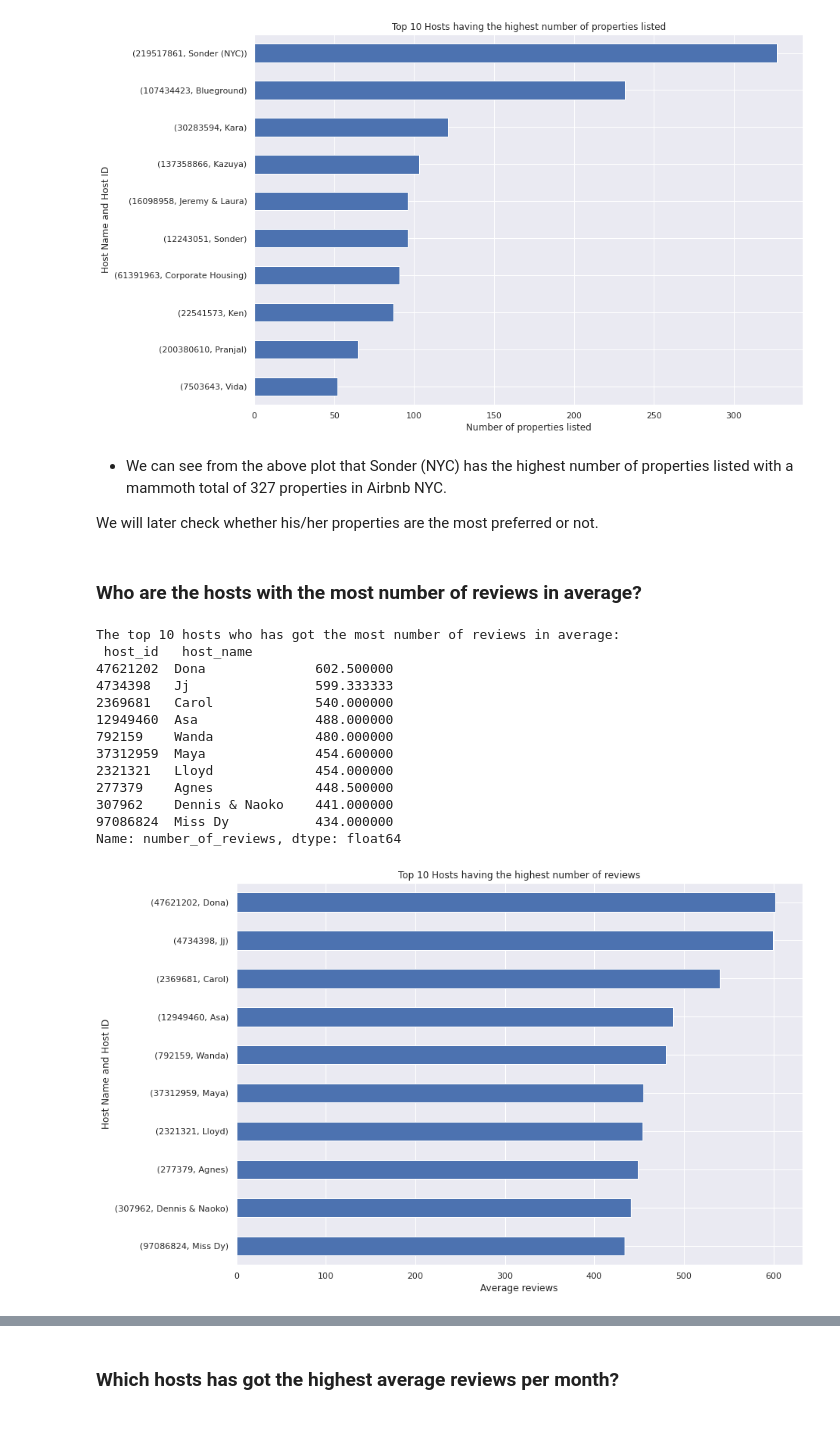
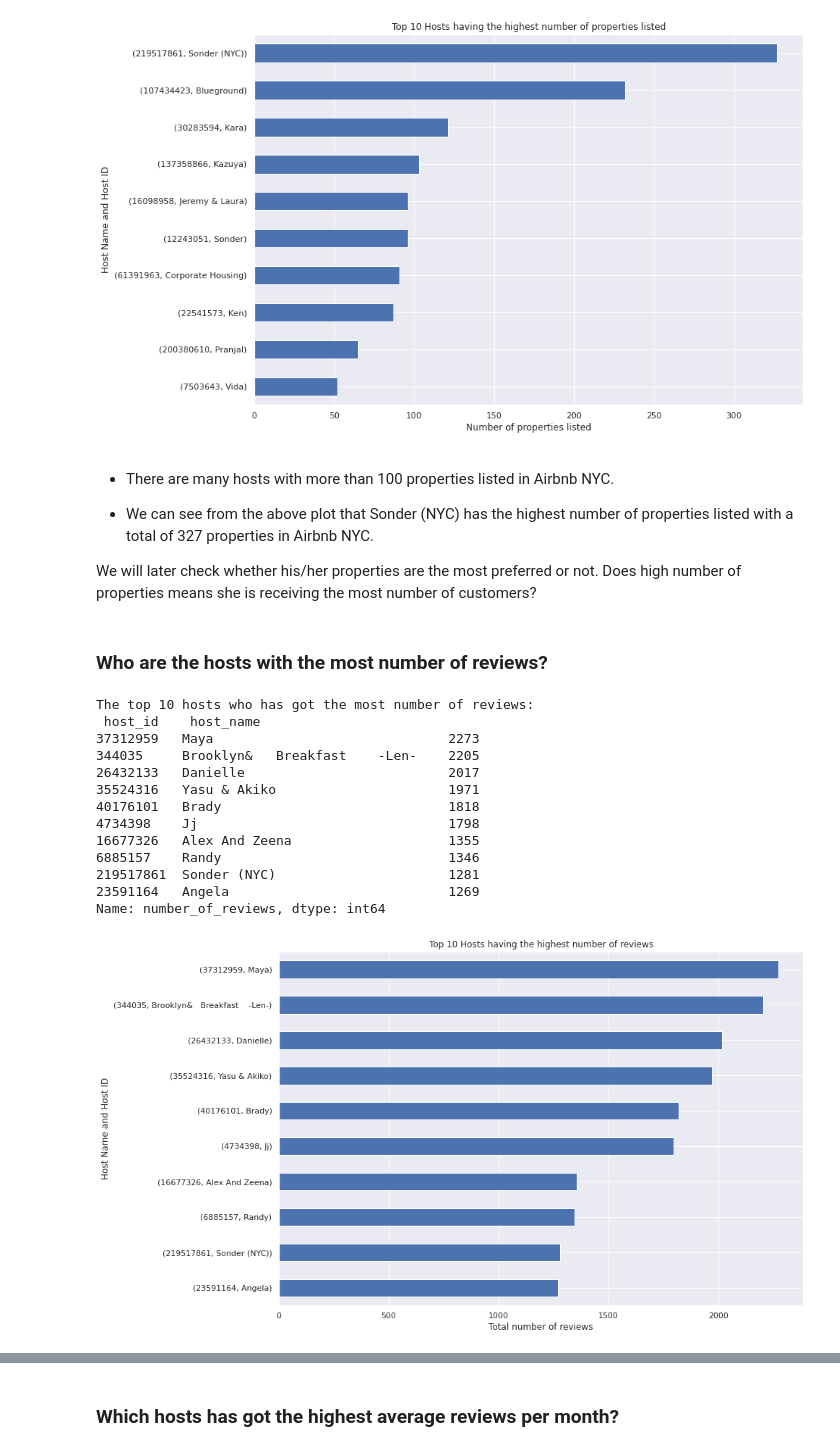
Before and after one commit to Rudrajit12/Airbnb-Bookings-Analysis, a Jupyter notebook: Airbnb_Bookings_Analysis_Capstone_Project.ipynb, the cells around one changed output, grey strips where cells are left out. Cells and saved outputs as stored; diff of their text form; code cells hidden in the pictures; blank space fills up the shorter version.

```diff
--- a/Airbnb_Bookings_Analysis_Capstone_Project.ipynb
+++ b/Airbnb_Bookings_Analysis_Capstone_Project.ipynb
@@ -381,37 +387,39 @@ The top 10 hosts with the most property listings in NYC are:
 Name: host_id, dtype: int64
 [figure]
 # %% [markdown]
-* We can see from the above plot that Sonder (NYC) has the highest number of properties listed with a mammoth total of 327 properties in Airbnb NYC.
+* There are many hosts with more than 100 properties listed in Airbnb NYC.
 
-We will later check whether his/her properties are the most preferred or not.
+* We can see from the above plot that Sonder (NYC) has the highest number of properties listed with a total of 327 properties in Airbnb NYC.
+
+We will later check whether his/her properties are the most preferred or not. Does high number of properties means she is receiving the most number of customers?
 # %% [markdown]
-### **Who are the hosts with the most number of reviews in average?**
+### **Who are the hosts with the most number of reviews?**
 # %%
 # top 10 hosts on the basis of reviews
-top_hosts_reviews = bnb_df.groupby(['host_id','host_name'])['number_of_reviews'].mean().sort_values(ascending=False)[:10]
-print('The top 10 hosts who has got the most number of reviews in average: \n',top_hosts_reviews)
+top_hosts_reviews = bnb_df.groupby(['host_id','host_name'])['number_of_reviews'].sum().sort_values(ascending=False)[:10]
+print('The top 10 hosts who has got the most number of reviews: \n',top_hosts_reviews)
 print('\n')
 
 # plot the top 10 hosts on the basis of reviews
 top_hosts_reviews.plot.barh().invert_yaxis()
 plt.ylabel('Host Name and Host ID')
-plt.xlabel('Average reviews')
+plt.xlabel('Total number of reviews')
 plt.title('Top 10 Hosts having the highest number of reviews')
 plt.show()
 # %% [output]
-The top 10 hosts who has got the most number of reviews in average:
- host_id   host_name
-47621202  Dona              602.500000
-4734398   Jj                599.333333
-2369681   Carol             540.000000
-12949460  Asa               488.000000
-792159    Wanda             480.000000
-37312959  Maya              454.600000
-2321321   Lloyd             454.000000
-277379    Agnes             448.500000
-307962    Dennis & Naoko    441.000000
-97086824  Miss Dy           434.000000
-Name: number_of_reviews, dtype: float64
+The top 10 hosts who has got the most number of reviews:
+ host_id    host_name
+37312959   Maya                              2273
+344035     Brooklyn&   Breakfast    -Len-    2205
+26432133   Danielle                          2017
+35524316   Yasu & Akiko                      1971
+40176101   Brady                             1818
+4734398    Jj                                1798
+16677326   Alex And Zeena                    1355
+6885157    Randy                             1346
+219517861  Sonder (NYC)                      1281
+23591164   Angela                            1269
+Name: number_of_reviews, dtype: int64
-[figure, old version]
+[figure, new version]
 # %% [markdown]
 **From this plot**,
```
Also changed, not shown: parts of 39 cells of this notebook.
